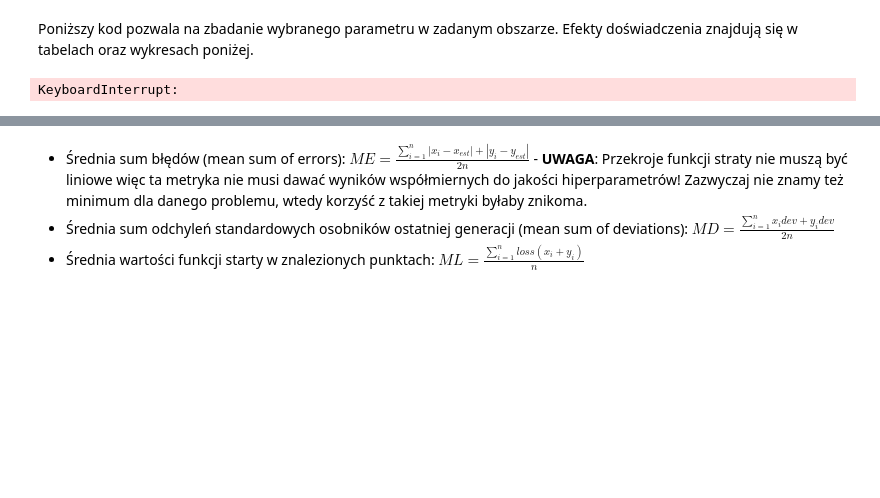
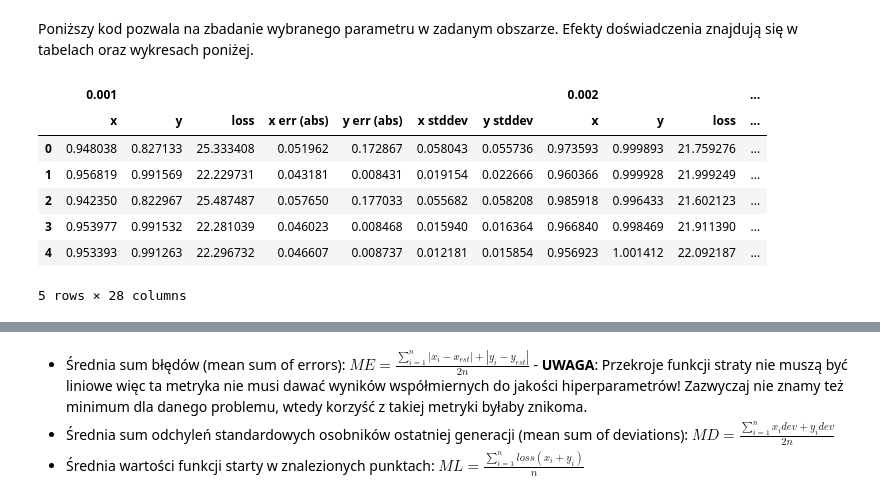
Before and after one commit to janekfilipecki/core-machine-learning, a Jupyter notebook: cw_2.ipynb, the cells around one changed output, grey strips where cells are left out. Saved outputs shown, nothing was run; the diff lists cells and outputs as text; code cells hidden in the pictures; blank space fills up the shorter version.

```diff
--- a/cw_2.ipynb
+++ b/cw_2.ipynb
@@ -198,29 +199,37 @@ Poniższy kod pozwala na zbadanie wybranego parametru w zadanym obszarze. Efekty
 # %%
 ITERATION_NUMBER = 50
 POPULATION_SIZE = 30
 MUTATION_STRENGTH = 0.01
 CROSSOVER_PROBABILITY = 0.5
+START_POPULATION = [RNG.uniform(-1, 1, 2) for _ in range(POPULATION_SIZE)]
 
 # np.geomspace(0.0001, 0.5, 10)
 test = np.arange(0.001, 0.005, 0.001)
 test = [np.round(t, 3) for t in test]
 param_name = 'crossover probability'
-runs_amount = 50
+runs_amount = 5
 
-data = [([evo(loss, [RNG.uniform(-1, 1, 2) for _ in range(POPULATION_SIZE)], ITERATION_NUMBER, MUTATION_STRENGTH, param)  for _ in range(runs_amount)], param) for param in test]
+data = [([evo(loss, START_POPULATION, ITERATION_NUMBER, param, CROSSOVER_PROBABILITY)  for _ in range(runs_amount)], param) for param in test]
 
 col_names = ['x', 'y', 'loss', 'x err (abs)', 'y err (abs)', 'x stddev', 'y stddev']
 df_columns = []
 df_data = [[]]*runs_amount
 for param_data, param in data:
     df_data = np.append(df_data, [[x[1][0], x[1][1], loss(x[1]), abs(x[1][0] - 1), abs(x[1][1] - 1), np.std(x[0][-1][:][0]), np.std(x[0][-1][:][1])] for x in param_data], axis=1)
     df_columns += [(param, name) for name in col_names]
 
 df = pd.DataFrame(columns=df_columns, data=df_data)
 df.columns = pd.MultiIndex.from_tuples(df.columns)
 df
 # %% [output]
+|  | 0.001 |  |  |  |  |  |  | 0.002 |  |  | ... |
+|  | x | y | loss | x err (abs) | y err (abs) | x stddev | y stddev | x | y | loss | ... |
+| 0 | 0.948038 | 0.827133 | 25.333408 | 0.051962 | 0.172867 | 0.058043 | 0.055736 | 0.973593 | 0.999893 | 21.759276 | ... |
+| 1 | 0.956819 | 0.991569 | 22.229731 | 0.043181 | 0.008431 | 0.019154 | 0.022666 | 0.960366 | 0.999928 | 21.999249 | ... |
+| 2 | 0.942350 | 0.822967 | 25.487487 | 0.057650 | 0.177033 | 0.055682 | 0.058208 | 0.985918 | 0.996433 | 21.602123 | ... |
+| 3 | 0.953977 | 0.991532 | 22.281039 | 0.046023 | 0.008468 | 0.015940 | 0.016364 | 0.966840 | 0.998469 | 21.911390 | ... |
+| 4 | 0.953393 | 0.991263 | 22.296732 | 0.046607 | 0.008737 | 0.012181 | 0.015854 | 0.956923 | 1.001412 | 22.092187 | ... |
-KeyboardInterrupt:
+5 rows × 28 columns
 # %%
 df.describe()
 # %% [output]
```
Also changed, not shown: parts of 6 cells of this notebook, 1 other file.
